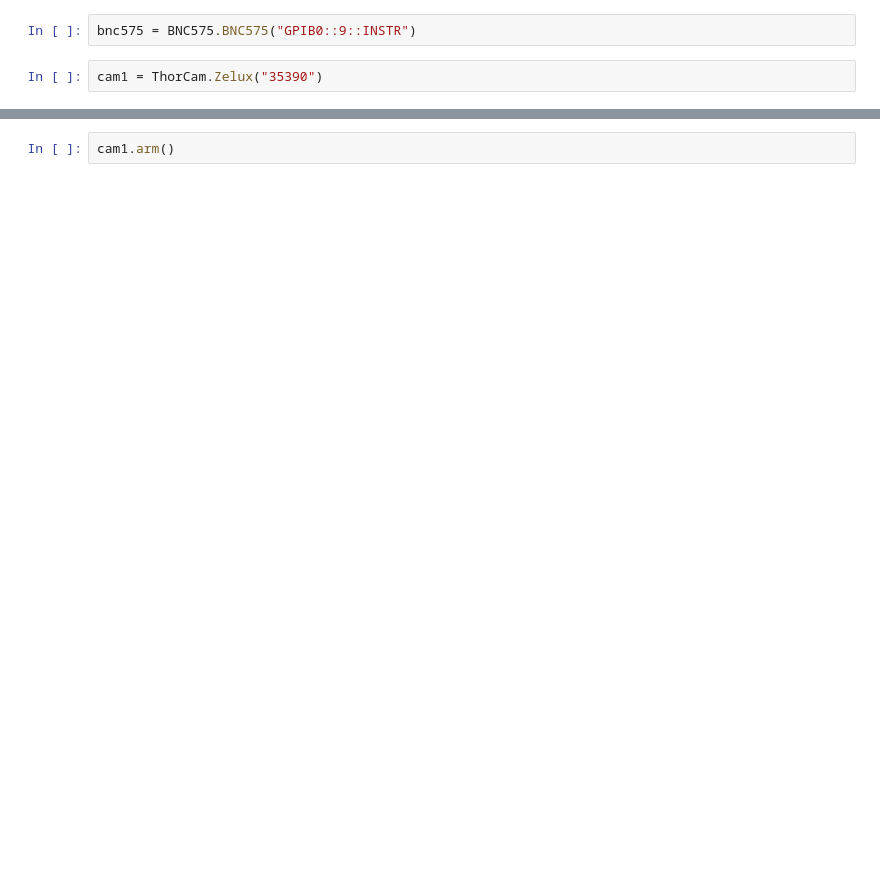
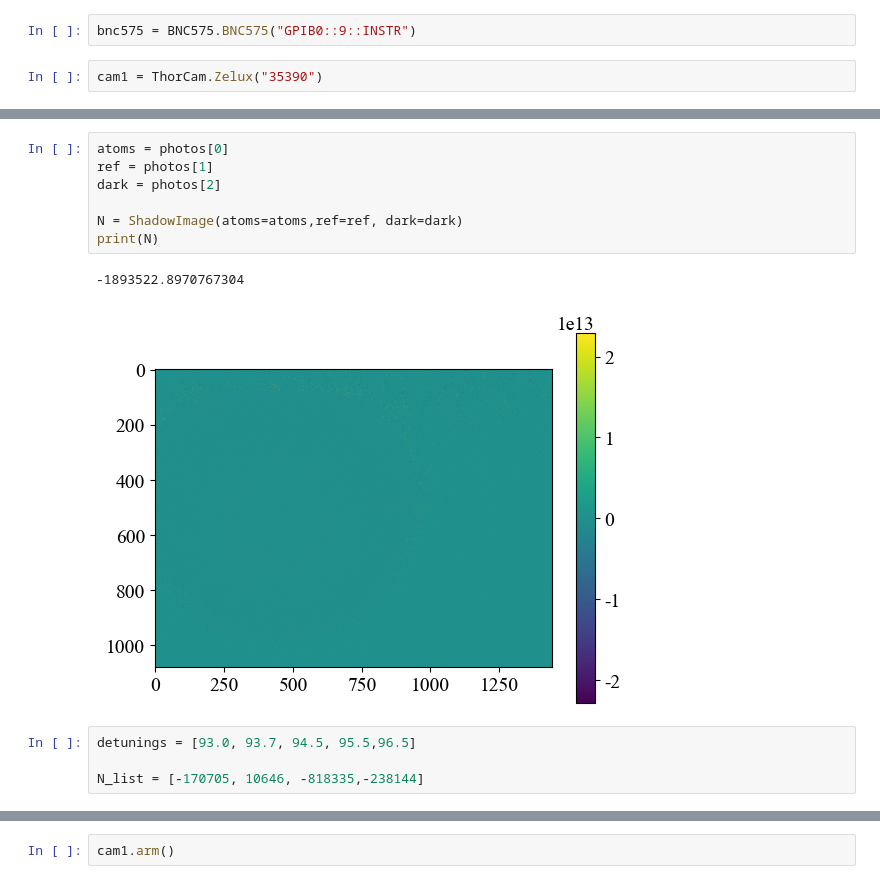
Before and after one commit to FENG-MengLong/ExperimentCode, a Jupyter notebook: shadow imaging.ipynb, the cells around one changed output, grey strips where cells are left out. Cells and saved outputs as stored; diff of their text form; blank space fills up the shorter version.

```diff
--- a/shadow imaging.ipynb
+++ b/shadow imaging.ipynb
@@ -29,0 +145,14 @@ cam1 = ThorCam.Zelux("35390")
+# %%
+atoms = photos[0]
+ref = photos[1]
+dark = photos[2]
+
+N = ShadowImage(atoms=atoms,ref=ref, dark=dark)
+print(N)
+# %% [output]
+-1893522.8970767304
+[figure, added]
+# %%
+detunings = [93.0, 93.7, 94.5, 95.5,96.5]
+
+N_list = [-170705, 10646, -818335,-238144]
```
Also changed, not shown: parts of 23 cells of this notebook, 6 other files.
